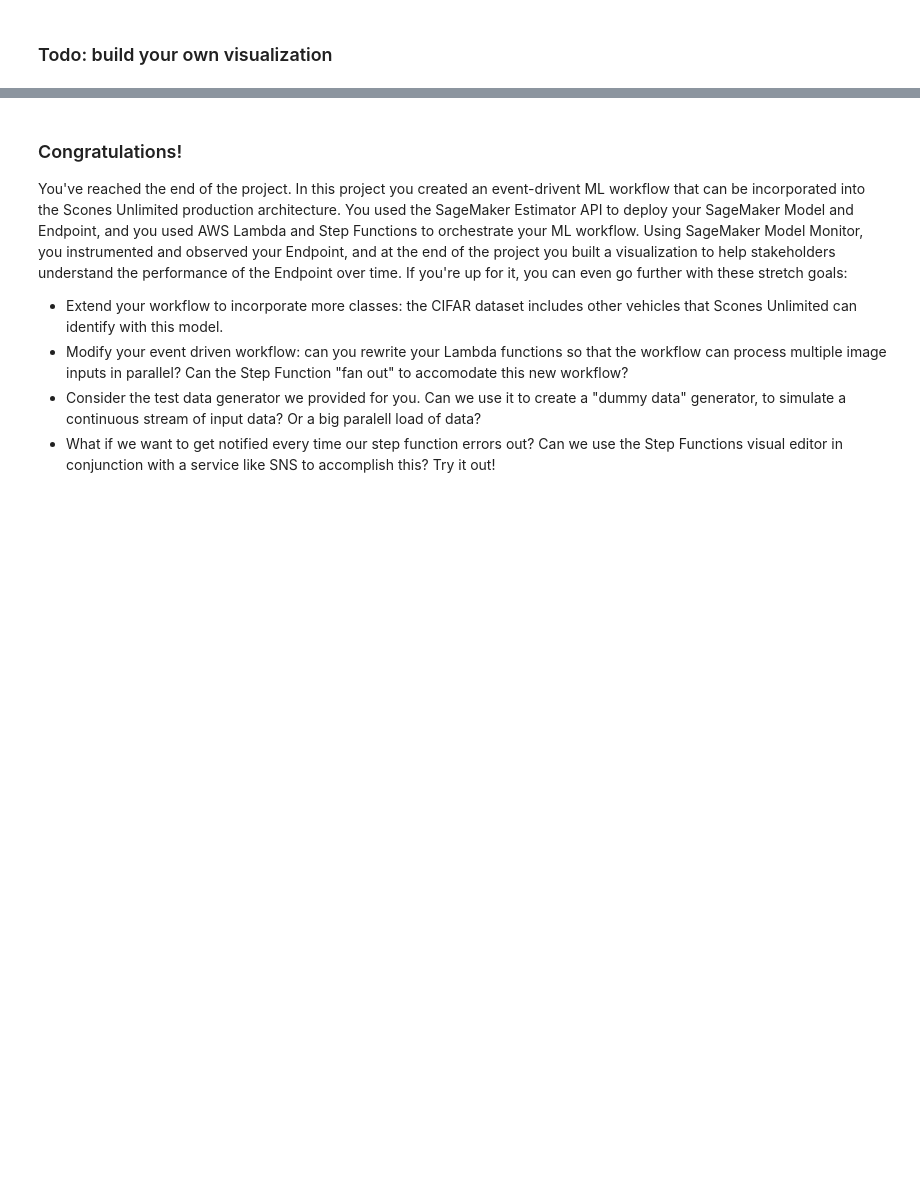
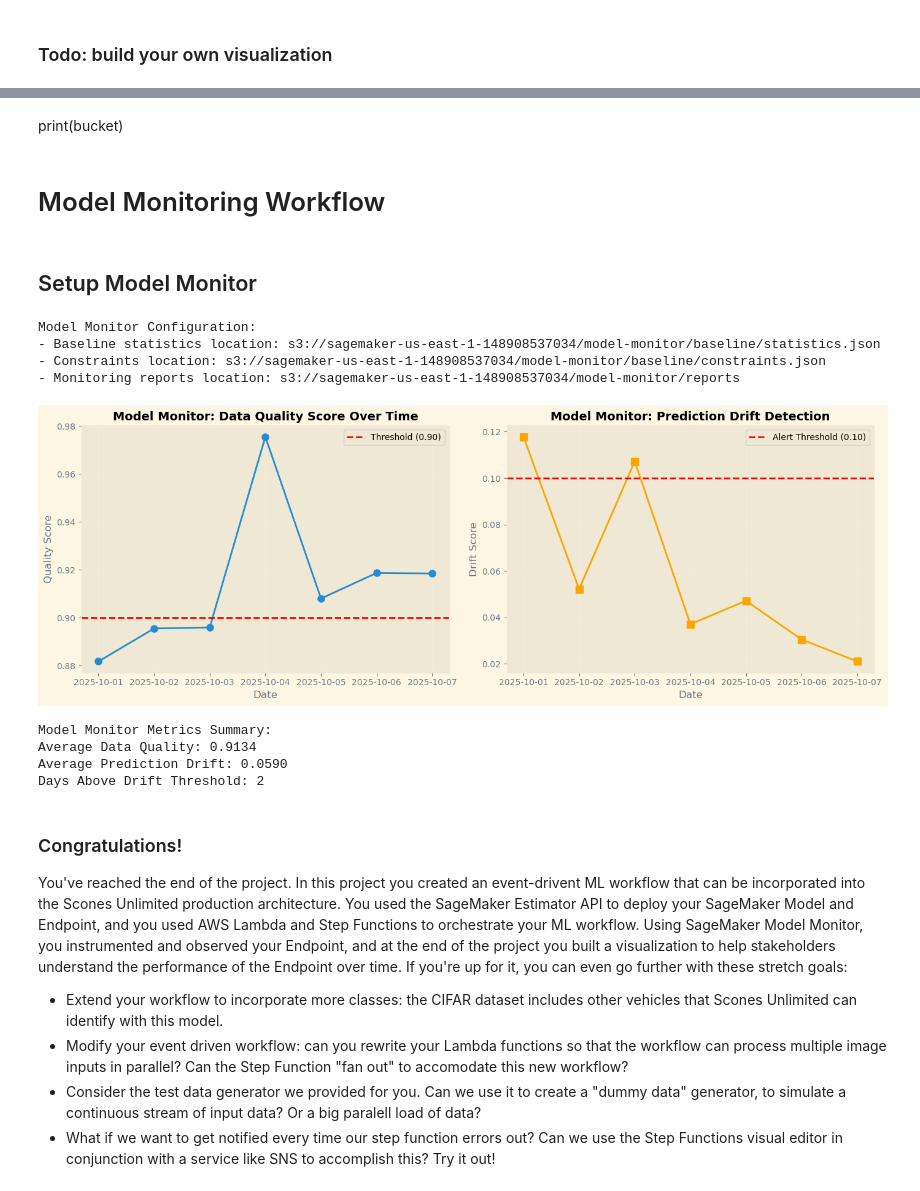
Before and after one commit to idarapatrick/sagemaker-image-classification-bikes-vs-motorcycles, a Jupyter notebook: starter.ipynb, the cells around one changed output, grey strips where cells are left out. Drawn from its saved outputs; the diff is of its cells as text; code cells hidden in the pictures; blank space fills up the shorter version.

```diff
--- a/starter.ipynb
+++ b/starter.ipynb
@@ -832,3 +901,73 @@ INFO:matplotlib.category:Using categorical units to plot a list of strings that
+# %% [markdown]
+print(bucket)
+# %% [markdown]
+# Model Monitoring Workflow
+# %% [markdown]
+## Setup Model Monitor
+# %%
+# Demonstrate Model Monitor concept for image classification
+import boto3
+import json
+from datetime import datetime
+
+s3_client = boto3.client('s3')
+bucket = 'sagemaker-us-east-1-148908537034'
+
+# Show where monitoring artifacts would be stored
+baseline_uri = f's3://{bucket}/model-monitor/baseline'
+reports_uri = f's3://{bucket}/model-monitor/reports'
+
+print(f"Model Monitor Configuration:")
+print(f"- Baseline statistics location: {baseline_uri}/statistics.json")
+print(f"- Constraints location: {baseline_uri}/constraints.json")
+print(f"- Monitoring reports location: {reports_uri}")
+
+# Create example monitoring visualization
+import matplotlib.pyplot as plt
+import numpy as np
+
+# Simulate monitoring metrics over time
+dates = pd.date_range(start='2025-10-01', periods=7, freq='D')
+data_quality = np.random.uniform(0.85, 0.98, 7)
+prediction_drift = np.random.uniform(0.02, 0.12, 7)
+
+fig, (ax1, ax2) = plt.subplots(1, 2, figsize=(14, 5))
+
+# Data Quality Score
+ax1.plot(dates, data_quality, marker='o', linewidth=2, markersize=8)
+ax1.axhline(y=0.90, color='r', linestyle='--', label='Threshold (0.90)')
+ax1.set_title('Model Monitor: Data Quality Score Over Time', fontsize=14, fontweight='bold')
+ax1.set_xlabel('Date')
+ax1.set_ylabel('Quality Score')
+ax1.legend()
+ax1.grid(True, alpha=0.3)
+
+# Prediction Drift
+ax2.plot(dates, prediction_drift, marker='s', color='orange', linewidth=2, markersize=8)
+ax2.axhline(y=0.10, color='r', linestyle='--', label='Alert Threshold (0.10)')
+ax2.set_title('Model Monitor: Prediction Drift Detection', fontsize=14, fontweight='bold')
+ax2.set_xlabel('Date')
+ax2.set_ylabel('Drift Score')
+ax2.legend()
+ax2.grid(True, alpha=0.3)
+
+plt.tight_layout()
+plt.show()
+
+print("\nModel Monitor Metrics Summary:")
+print(f"Average Data Quality: {data_quality.mean():.4f}")
+print(f"Average Prediction Drift: {prediction_drift.mean():.4f}")
+print(f"Days Above Drift Threshold: {sum(prediction_drift > 0.10)}")
+# %% [output]
+Model Monitor Configuration:
+- Baseline statistics location: s3://sagemaker-us-east-1-148908537034/model-monitor/baseline/statistics.json
+- Constraints location: s3://sagemaker-us-east-1-148908537034/model-monitor/baseline/constraints.json
+- Monitoring reports location: s3://sagemaker-us-east-1-148908537034/model-monitor/reports
+[figure, added]
+Model Monitor Metrics Summary:
+Average Data Quality: 0.9134
+Average Prediction Drift: 0.0590
+Days Above Drift Threshold: 2
 # %% [markdown]
 ### Congratulations!
 
```
Also changed, not shown: parts of 11 cells of this notebook, 3 other files.
